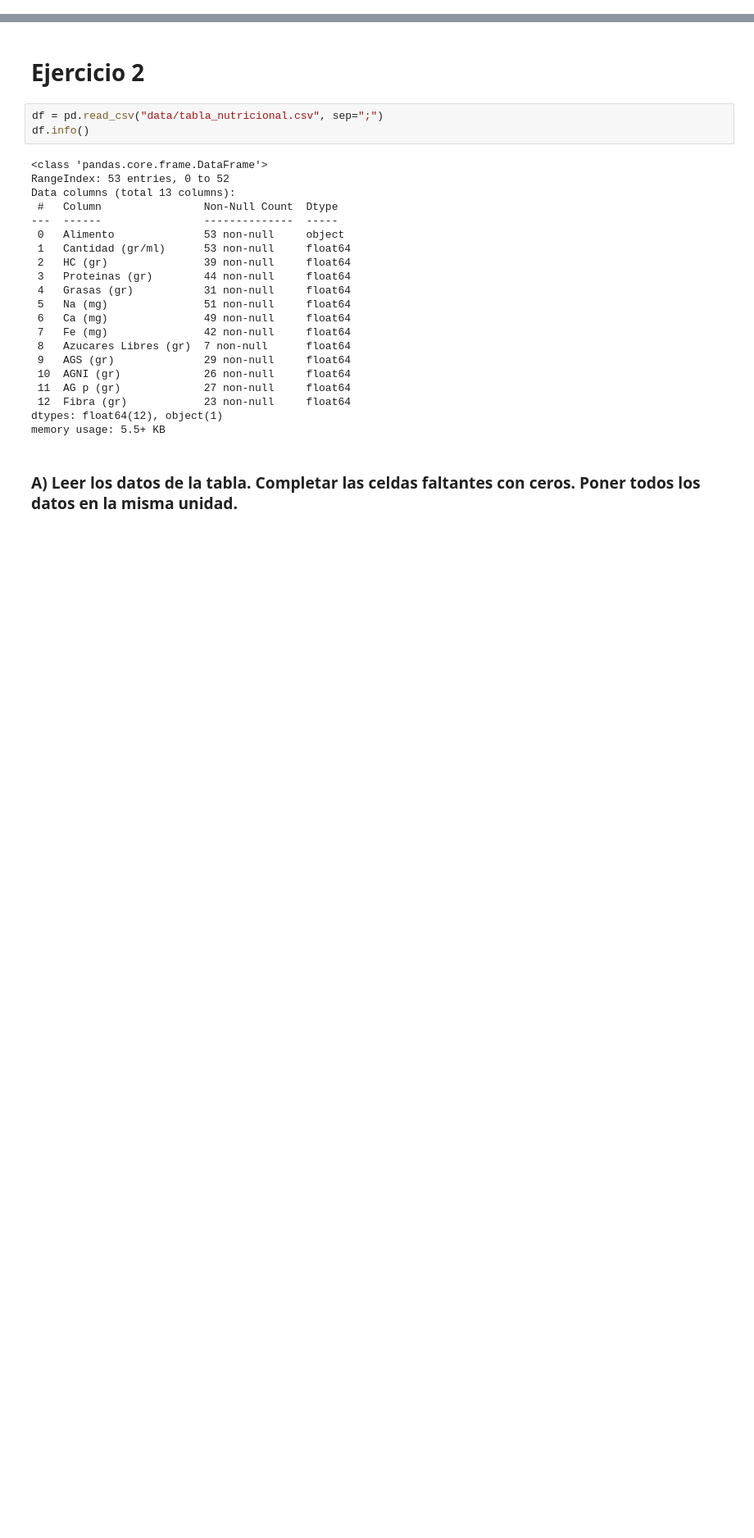
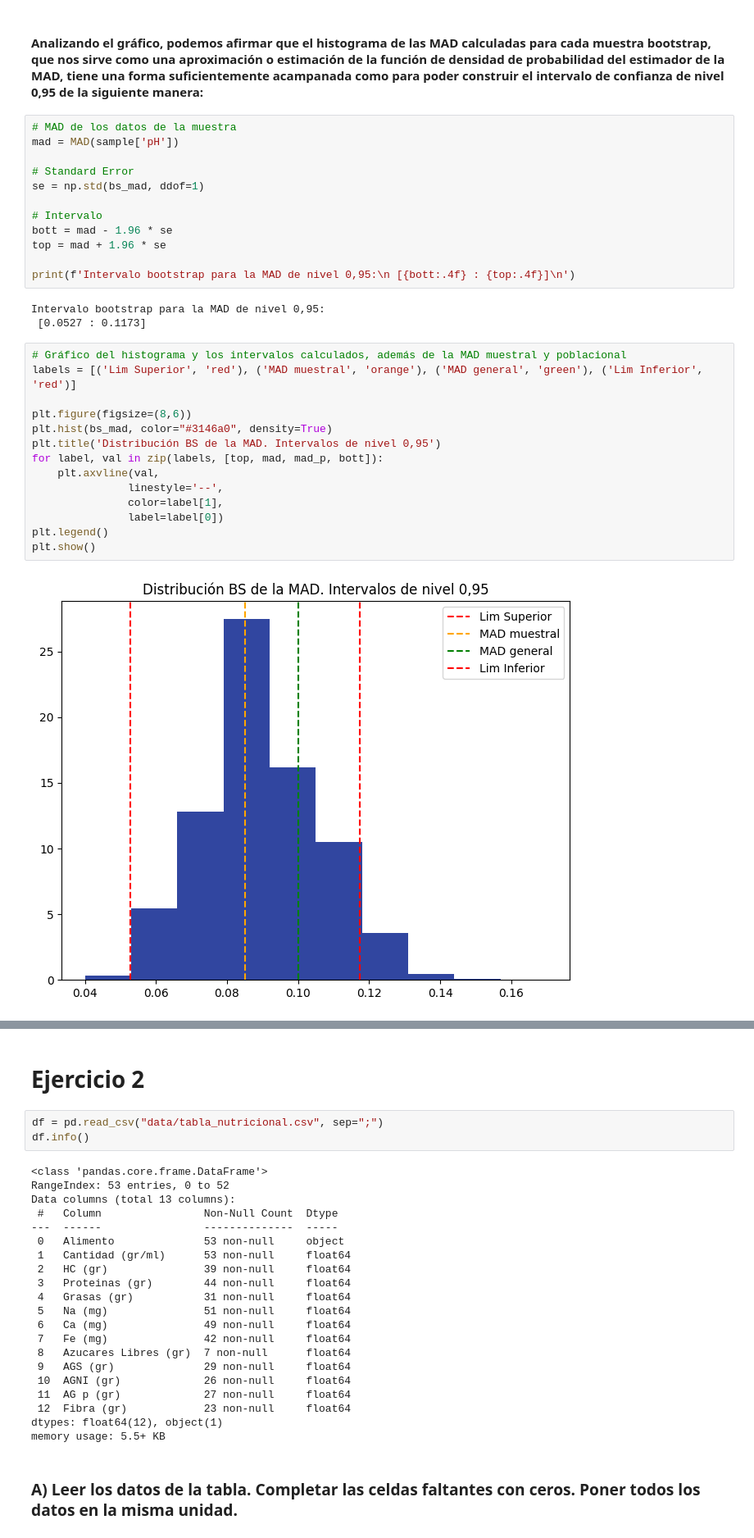
Before and after one commit to valentinarias-dtsc/inferencia_estadistica_tp2, a Jupyter notebook: pareja1.ipynb, the cells around one changed output, grey strips where cells are left out. Shown at 82% size. Saved outputs shown, nothing was run; the diff lists cells and outputs as text; blank space fills up the shorter version.

```diff
--- a/pareja1.ipynb
+++ b/pareja1.ipynb
@@ -12,0 +106,33 @@ warnings.filterwarnings("ignore", category=RuntimeWarning)
+# %% [markdown]
+#### Analizando el gráfico, podemos afirmar que el histograma de las MAD calculadas para cada muestra bootstrap, que nos sirve como una aproximación o estimación de la función de densidad de probabilidad del estimador de la MAD, tiene una forma suficientemente acampanada como para poder construir el intervalo de confianza de nivel 0,95 de la siguiente manera:
+# %%
+# MAD de los datos de la muestra
+mad = MAD(sample['pH'])
+
+# Standard Error
+se = np.std(bs_mad, ddof=1)
+
+# Intervalo
+bott = mad - 1.96 * se
+top = mad + 1.96 * se
+
+print(f'Intervalo bootstrap para la MAD de nivel 0,95:\n [{bott:.4f} : {top:.4f}]\n')
+# %% [output]
+Intervalo bootstrap para la MAD de nivel 0,95:
+ [0.0527 : 0.1173]
+# %%
+# Gráfico del histograma y los intervalos calculados, además de la MAD muestral y poblacional
+labels = [('Lim Superior', 'red'), ('MAD muestral', 'orange'), ('MAD general', 'green'), ('Lim Inferior', 'red')]
+
+plt.figure(figsize=(8,6))
+plt.hist(bs_mad, color="#3146a0", density=True)
+plt.title('Distribución BS de la MAD. Intervalos de nivel 0,95')
+for label, val in zip(labels, [top, mad, mad_p, bott]):
+    plt.axvline(val,
+               linestyle='--',
+               color=label[1],
+               label=label[0])
+plt.legend()
+plt.show()
+# %% [output]
+[figure, added]
```
Also changed, not shown: parts of 15 cells of this notebook.
